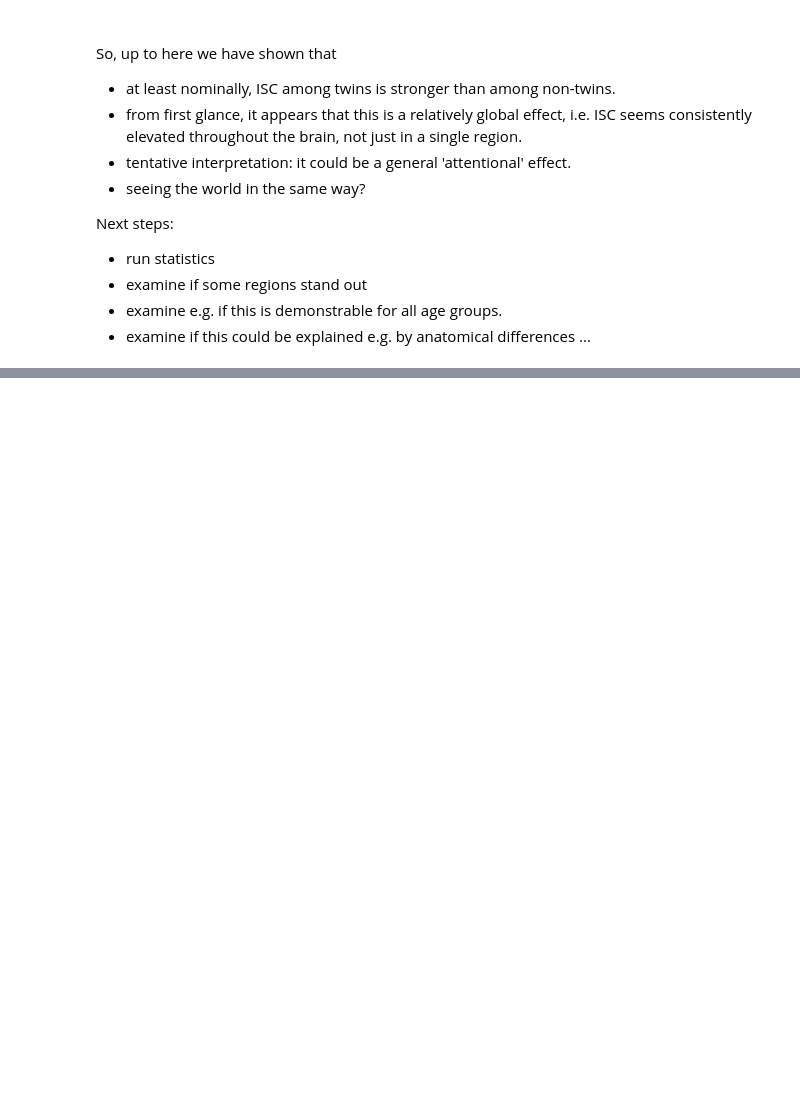
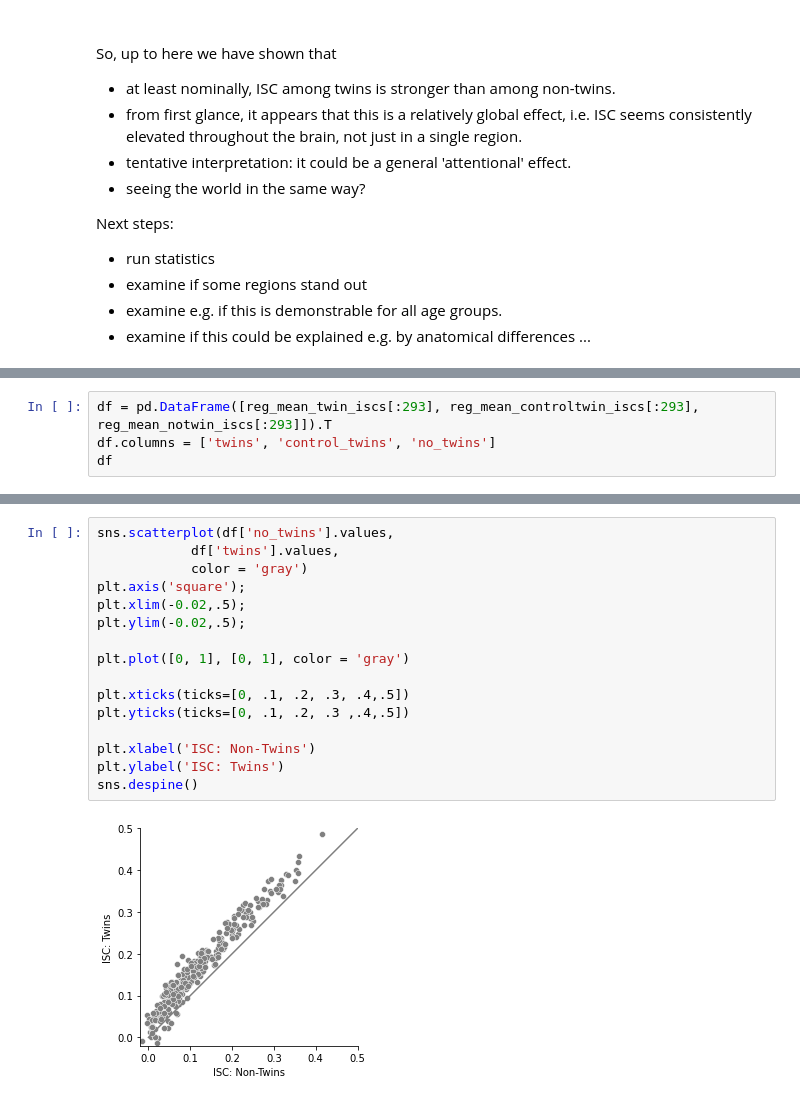
Before and after one commit to nomcomm/partlycloudy2, a Jupyter notebook: scripts/05_ISC_twins_controltwins_randomothers.ipynb, the cells around one changed output, grey strips where cells are left out. Drawn from its saved outputs; the diff is of its cells as text; blank space fills up the shorter version.

```diff
--- a/scripts/05_ISC_twins.ipynb
+++ b/scripts/05_ISC_twins_controltwins_randomothers.ipynb
@@ -181,0 +334,4 @@ view
+# %%
+df = pd.DataFrame([reg_mean_twin_iscs[:293], reg_mean_controltwin_iscs[:293], reg_mean_notwin_iscs[:293]]).T
+df.columns = ['twins', 'control_twins', 'no_twins']
+df
@@ -181,0 +352,18 @@ view
+# %%
+sns.scatterplot(df['no_twins'].values,
+            df['twins'].values,
+            color = 'gray')
+plt.axis('square');
+plt.xlim(-0.02,.5);
+plt.ylim(-0.02,.5);
+
+plt.plot([0, 1], [0, 1], color = 'gray')
+
+plt.xticks(ticks=[0, .1, .2, .3, .4,.5])
+plt.yticks(ticks=[0, .1, .2, .3 ,.4,.5])
+
+plt.xlabel('ISC: Non-Twins')
+plt.ylabel('ISC: Twins')
+sns.despine()
+# %% [output]
+[figure, added]
```
Also changed, not shown: parts of 20 cells of this notebook, 8 other files.
